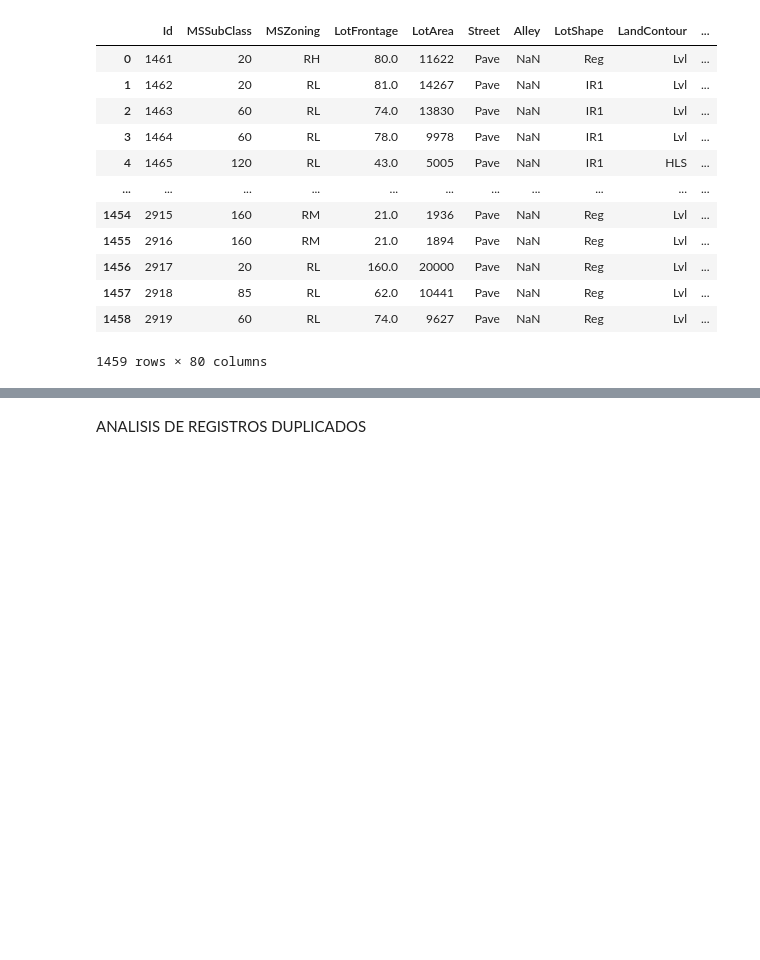
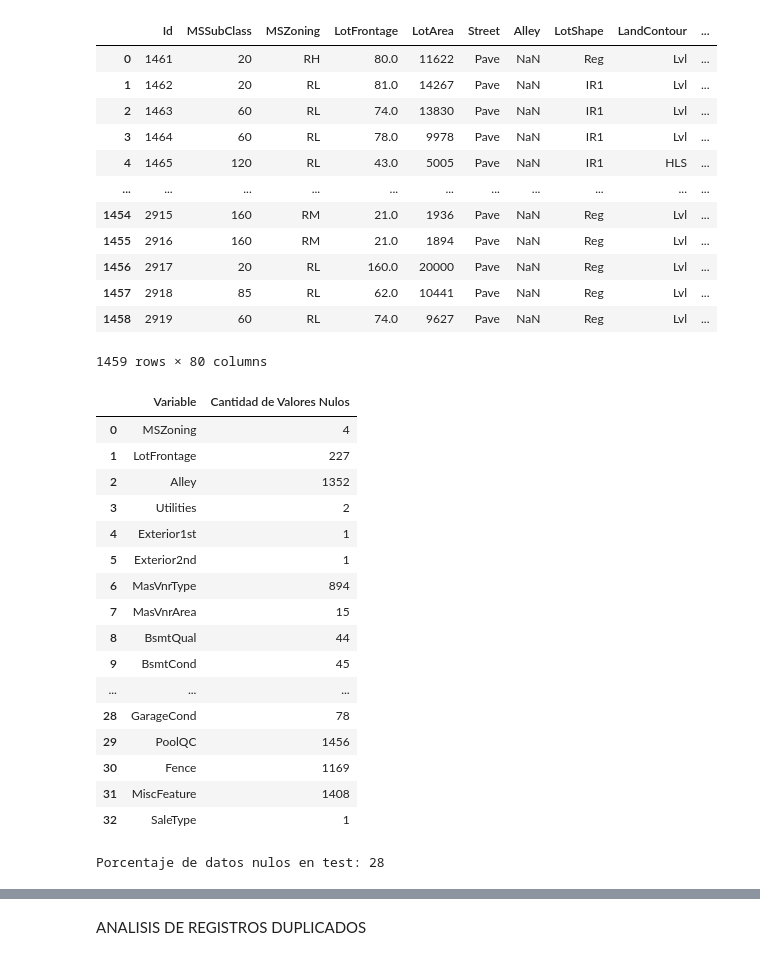
Before and after one commit to kunnermm/taller1_ML, a Jupyter notebook: notebook_taller1.ipynb, the cells around one changed output, grey strips where cells are left out. Drawn from its saved outputs; the diff is of its cells as text; code cells hidden in the pictures; blank space fills up the shorter version.

```diff
--- a/notebook_taller1.ipynb
+++ b/notebook_taller1.ipynb
@@ -89,7 +208,7 @@ data_train[data_train.isna().any(axis=1)]
 # %%
 # Analisis de datos faltantes en test
-missing = data_test.isnull().sum()
-print("Porcentaje de datos nulos en test:", len(missing[missing>0]*100/len(data_test)))
+missing_values_test = data_test.isnull().sum()
+print("Porcentaje de datos nulos en test:", len(missing_values_test[missing_values_test>0]*100/len(data_test)))
 # %% [output]
 Porcentaje de datos nulos en test: 33
 # %%
@@ -109,3 +228,29 @@ data_test[data_test.isna().any(axis=1)]
 | 1457 | 2918 | 85 | RL | 62.0 | 10441 | Pave | NaN | Reg | Lvl | ... |
 | 1458 | 2919 | 60 | RL | 74.0 | 9627 | Pave | NaN | Reg | Lvl | ... |
 1459 rows × 80 columns
+# %%
+# Se revisa que datos están nulos (NaN) por cada variable de test
+
+# Filtrar las columnas con valores nulos mayores a 0
+missing_values_test = missing_values_test[missing_values_test > 0]
+
+# Crear un DataFrame
+pd.DataFrame({'Variable': missing_values_test.index, 'Cantidad de Valores Nulos': missing_values_test.values})
+# %% [output]
+|  | Variable | Cantidad de Valores Nulos |
+| 0 | MSZoning | 4 |
+| 1 | LotFrontage | 227 |
+| 2 | Alley | 1352 |
+| 3 | Utilities | 2 |
+| 4 | Exterior1st | 1 |
+| 5 | Exterior2nd | 1 |
+| 6 | MasVnrType | 894 |
+| 7 | MasVnrArea | 15 |
+| 8 | BsmtQual | 44 |
+| 9 | BsmtCond | 45 |
+| ... | ... | ... |
+| 28 | GarageCond | 78 |
+| 29 | PoolQC | 1456 |
+| 30 | Fence | 1169 |
+| 31 | MiscFeature | 1408 |
+| 32 | SaleType | 1 |
@@ -111,0 +260,6 @@ data_test[data_test.isna().any(axis=1)]
+# %%
+# Analisis de datos faltantes en test
+missing_values_test = data_test.isnull().sum()
+print("Porcentaje de datos nulos en test:", len(missing_values_test[missing_values_test>0]*100/len(data_test)))
+# %% [output]
+Porcentaje de datos nulos en test: 28
```
Also changed, not shown: parts of 27 cells of this notebook.
